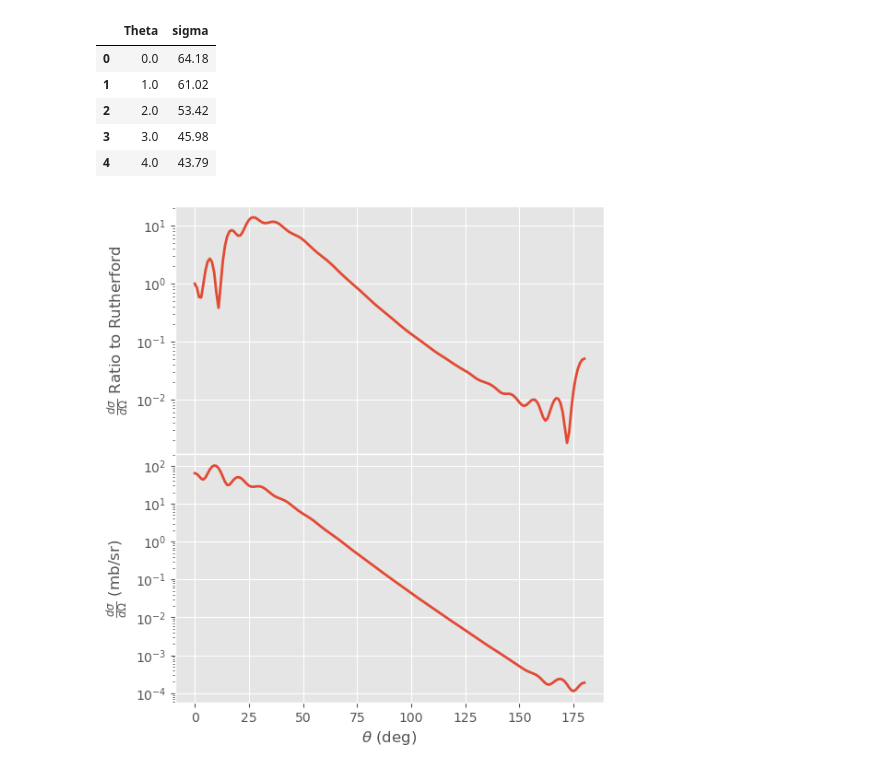
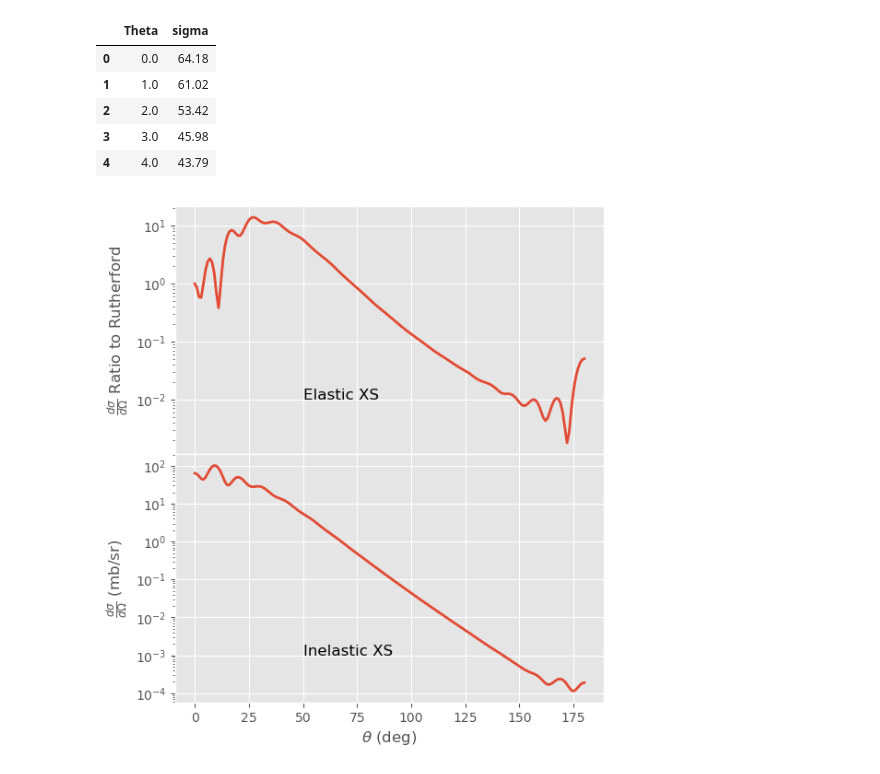
Before and after one commit to bandframework/Bfrescox, a Jupyter notebook: book/notebooks/inelastic_from_template_example.ipynb, the cells around one changed output. Drawn from its saved outputs; the diff is of its cells as text; code cells hidden in the pictures.

Commit message:
added text for the inelastic scattering example plots\ labeling elastic and inelastic cross sections

```diff
--- a/book/notebooks/inelastic_from_template_example.ipynb
+++ b/book/notebooks/inelastic_from_template_example.ipynb
@@ -203,32 +203,34 @@ elastic = elastic_channel_xs["sigma"].to_numpy()
 inelastic = inelastic_channel_xs["sigma"].to_numpy()
 
 
 # Create figure and axes that share all axes
 fig, (ax1, ax2) = plt.subplots(
     2, 1, figsize=(6, 7),
     sharex=True, sharey=False
 )
 plt.subplots_adjust(hspace=0)  # remove gap
 
 # Global font size settings for ticks
 for ax in (ax1, ax2):
     ax.tick_params(axis='both', which='major', labelsize=TICK_FONTSIZE)  # increase tick font size
     ax.tick_params(axis='both', which='minor', labelsize=TICK_FONTSIZE)  # optional minor tick size
 
 
 ax1.plot(angles, elastic, lw=LINEWIDTH)
 ax1.set_yscale('log')
 ax1.set_ylabel(r"$\frac{d\sigma}{d\Omega}$ Ratio to Rutherford", fontsize=FONTSIZE)
+ax1.text(50.0, 1e-2, r"Elastic XS",
+        fontsize=FONTSIZE, color='black')
 
 
 ax2.plot(angles, inelastic, lw=LINEWIDTH)
 ax2.set_yscale('log')
 ax2.set_ylabel(r"$\frac{d\sigma}{d\Omega}$ (mb/sr)", fontsize=FONTSIZE)
 ax2.set_xlabel(r"$\theta$ (deg)", fontsize=FONTSIZE)
-ax1.text(50.0, 1e-4, r"$E_{lab} = 100$ MeV",
+ax2.text(50.0, 1e-3, r"Inelastic XS",
         fontsize=FONTSIZE, color='black')
 
 
 plt.show()
 # %% [output]
-[figure, old version]
+[figure, new version]
```
Also changed, not shown: 23 other files.
